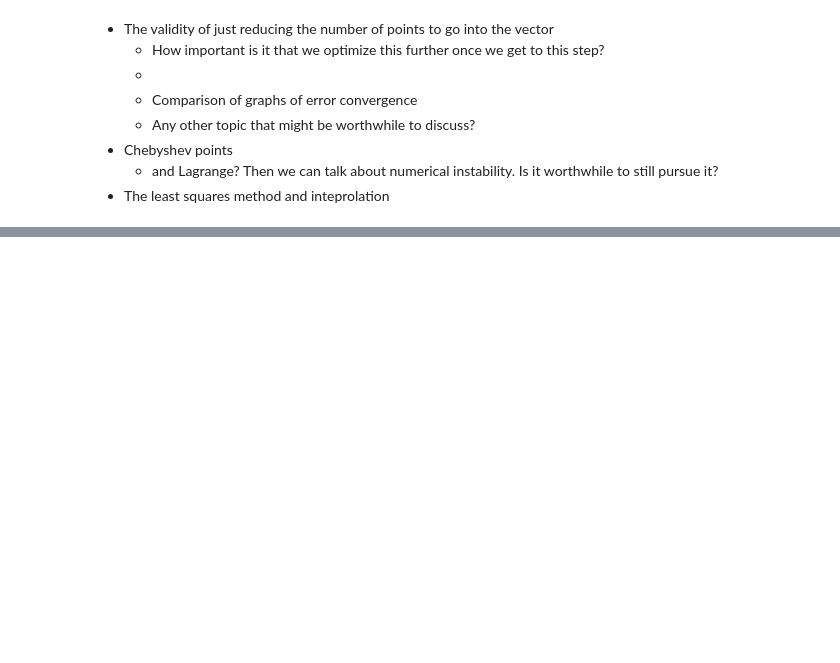
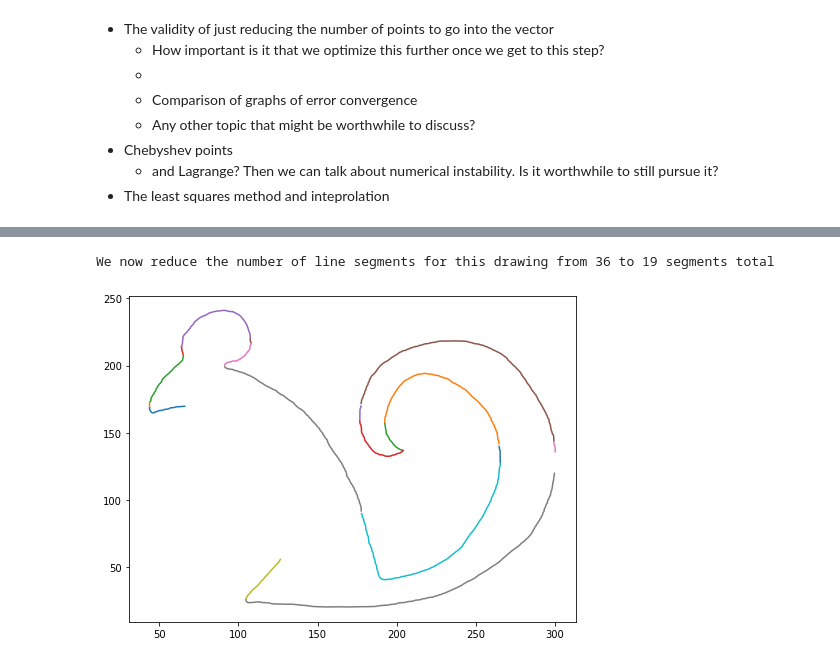
Before and after one commit to DeepFriedPollock/am_205_project, a Jupyter notebook: spline_interpolation_process_emily.ipynb, the cells around one changed output, grey strips where cells are left out. Drawn from its saved outputs; the diff is of its cells as text; code cells hidden in the pictures; blank space fills up the shorter version.

```diff
--- a/spline_interpolation_process_emily.ipynb
+++ b/spline_interpolation_process_emily.ipynb
@@ -1319,0 +1203,77 @@ To use the future default and silence this warning we advise to pass `rcond=None
+# %%
+# Preliminary work on smoothing edges
+
+def handle_micro_segments(line_segments, threshold):
+    """
+    Detects a series of adjacent micro-segments and connects
+    them into one larger segment for spline interpolation.
+
+    Threshold indicates the number of points that a segment
+    must fall under for it to be deemed "too small."
+    """
+    result = []
+    aggregate_segment_indices = []
+    aggregation_mode = False
+    small_segments = []
+    for index, segment in enumerate(line_segments):
+        size = segment.shape[0]
+        if size < threshold:
+            if not aggregation_mode:
+                aggregation_mode = True
+                # Grab the first item of the small segment
+                first_small_point = segment[0]
+                index_first_small_point = np.where(line_segments == first_small_point)
+                for point in segment:
+                    small_segments.append(point)
+            else:
+                # Keep grabbing segments
+                for point in segment:
+                    small_segments.append(point)
+        else:
+            # This means that we need to start small_segment
+            # over again because we saw a huge chunk
+            # So, reset aggregation mode
+            if aggregation_mode:
+                # Save a bookmark to where the "aggregate" indices are
+                aggregate_segment_indices.append(len(result))
+
+                # Now, we must look at the direction the small segments are going in, and
+                # Toss out anything not also going in the same direction
+                point_1 = small_segments[0]
+                point_2 = small_segments[-1]
+                increasing = (point_2[0] - point_1[0]) > 0
+
+                filtered_small_segments = [small_segments[0]]
+                for point in small_segments:
+                    if increasing:
+                        # If it's increasing, then check to see if the next point is smaller
+                        if point[0] > filtered_small_segments[-1][0]:
+                            filtered_small_segments.append(point)
+                    else:
+                        if point[0] < filtered_small_segments[-1][0]:
+                            filtered_small_segments.append(point)
+                result.append(np.array(filtered_small_segments))
+                small_segments = []
+                aggregation_mode = False
+            result.append(segment)
+    return (np.array(result), aggregate_segment_indices)
+
+
+reduced_line_segments, aggregate_indices = handle_micro_segments(line_segments, 10)
+# print(reduced_line_segments.shape)
+# print(reduced_line_segments)
+# import sys; sys.exit()
+# TODO: remove tiny segments, and maybe add a third point to any particularly vertical lines
+# We can now also process the direction that the lines are going in, figure out the direction of the tiny segments
+# And then append them to either end if possible
+
+plt.figure(figsize=(8, 6))
+for line_segment in reduced_line_segments:
+    xs = line_segment[:, 0]
+    ys = line_segment[:, 1]
+    plt.plot(xs, ys)
+
+print(f"We now reduce the number of line segments for this drawing from {len(line_segments)} to {len(reduced_line_segments)} segments total")
+# %% [output]
+We now reduce the number of line segments for this drawing from 36 to 19 segments total
+[figure, added]
```
Also changed, not shown: parts of 7 cells of this notebook.
